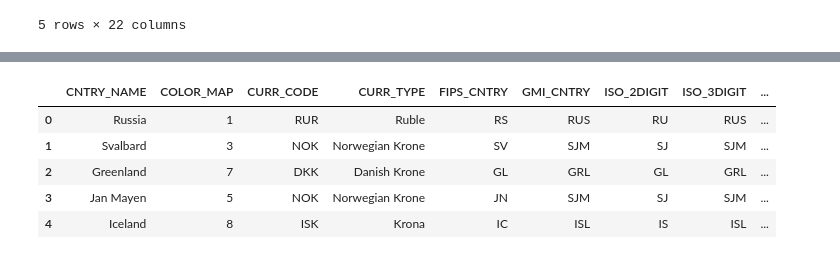
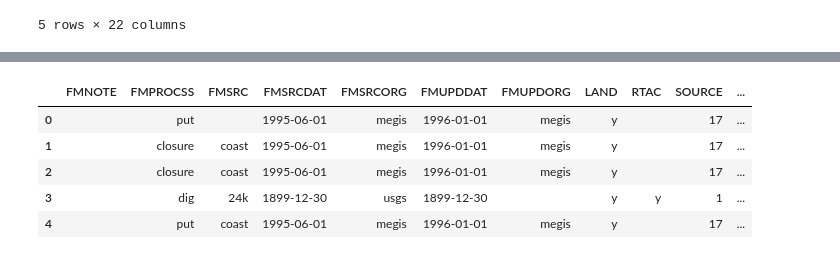
Before and after one commit to kcough/data-studio-projects, a Jupyter notebook: code/marine_protection/marine_protection.ipynb, the cells around one changed output, grey strips where cells are left out. Drawn from its saved outputs; the diff is of its cells as text; code cells hidden in the pictures.

Commit message:
Maine conservation lands

```diff
--- a/code/marine_protection/marine_protection.ipynb
+++ b/code/marine_protection/marine_protection.ipynb
@@ -69,13 +69,13 @@ Kennebec and Androscoggin Rivers                  1
 Name: Site_Name, dtype: int64
 # %%
 #read in the shapefile
-world=gpd.read_file('/Users/kaitlincough/Documents/data_studio/data_studio_projects/shapefiles/world_shapefile/cntry00.shp')
+maineshp=gpd.read_file('/Users/kaitlincough/Documents/data_studio/data_studio_projects/shapefiles/maine_shapefile/Cnty24L.shp')
 # %%
-world.head()
+maineshp.head()
 # %% [output]
-|  | CNTRY_NAME | COLOR_MAP | CURR_CODE | CURR_TYPE | FIPS_CNTRY | GMI_CNTRY | ISO_2DIGIT | ISO_3DIGIT | ... |
-| 0 | Russia | 1 | RUR | Ruble | RS | RUS | RU | RUS | ... |
-| 1 | Svalbard | 3 | NOK | Norwegian Krone | SV | SJM | SJ | SJM | ... |
-| 2 | Greenland | 7 | DKK | Danish Krone | GL | GRL | GL | GRL | ... |
-| 3 | Jan Mayen | 5 | NOK | Norwegian Krone | JN | SJM | SJ | SJM | ... |
-| 4 | Iceland | 8 | ISK | Krona | IC | ISL | IS | ISL | ... |
+|  | FMNOTE | FMPROCSS | FMSRC | FMSRCDAT | FMSRCORG | FMUPDDAT | FMUPDORG | LAND | RTAC | SOURCE | ... |
+| 0 |  | put |  | 1995-06-01 | megis | 1996-01-01 | megis | y |  | 17 | ... |
+| 1 |  | closure | coast | 1995-06-01 | megis | 1996-01-01 | megis | y |  | 17 | ... |
+| 2 |  | closure | coast | 1995-06-01 | megis | 1996-01-01 | megis | y |  | 17 | ... |
+| 3 |  | dig | 24k | 1899-12-30 | usgs | 1899-12-30 |  | y | y | 1 | ... |
+| 4 |  | put | coast | 1995-06-01 | megis | 1996-01-01 | megis | y |  | 17 | ... |
```
Also changed, not shown: parts of 2 cells of this notebook, 5 other files.
